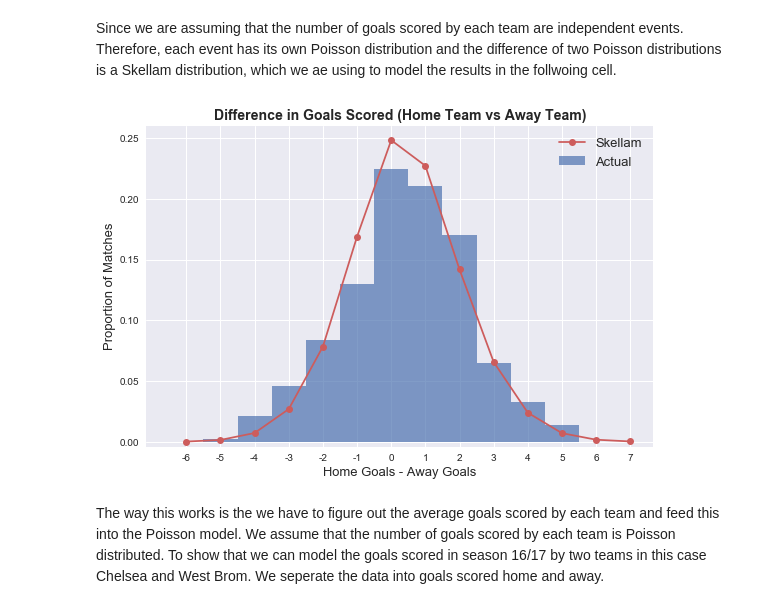
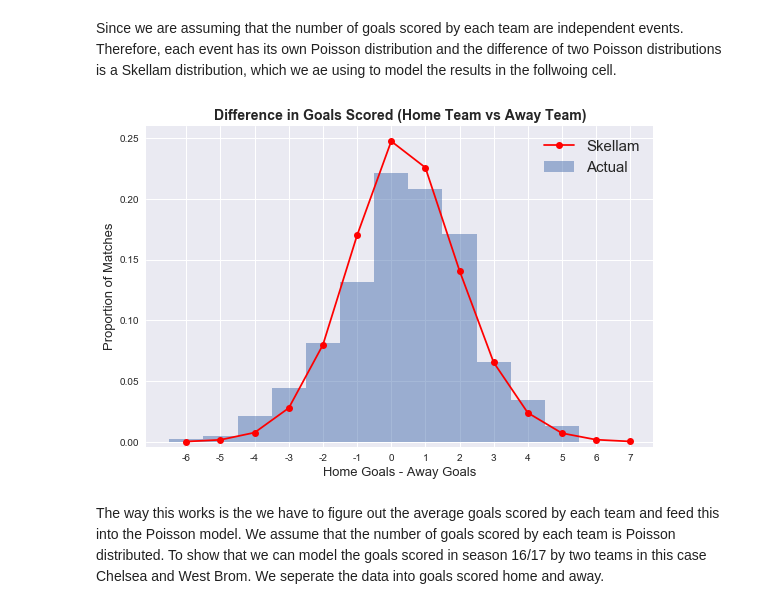
Before and after one commit to AlexBangerl/Applied-Math-Project, a Jupyter notebook: Poisson Prediction Model.ipynb, the cells around one changed output. Drawn from its saved outputs; the diff is of its cells as text; code cells hidden in the pictures.

```diff
--- a/Poisson Prediction Model.ipynb
+++ b/Poisson Prediction Model.ipynb
@@ -47,20 +47,20 @@ Since we are assuming that the number of goals scored by each team are independe
 # %%
 skellam_pred = [skellam.pmf(i,  epl_1617.mean()[0],  epl_1617.mean()[1]) for i in range(-6,8)]
 
 plt.hist(epl_1617[['HomeGoals']].values - epl_1617[['AwayGoals']].values, range(-6,8),
-         alpha=0.7, label='Actual',normed=True)
+         alpha=0.5, label='Actual',normed=True)
 plt.plot([i+0.5 for i in range(-6,8)], skellam_pred,
-                  linestyle='-', marker='o',label="Skellam", color = '#CD5C5C')
-plt.legend(loc='upper right', fontsize=13)
+                  linestyle='-', marker='o',label="Skellam", color = 'r')
+plt.legend(loc='upper right', fontsize=15)
 plt.xticks([i+0.5 for i in range(-6,8)],[i for i in range(-6,8)])
 plt.xlabel("Home Goals - Away Goals",size=13)
 plt.ylabel("Proportion of Matches",size=13)
 plt.title("Difference in Goals Scored (Home Team vs Away Team)",size=14,fontweight='bold')
 plt.ylim([-0.004, 0.26])
 plt.tight_layout()
 plt.show()
 # %% [output]
-[figure, old version]
+[figure, new version]
 # %% [markdown]
 The way this works is the we have to figure out the average goals scored by each team and feed this into the Poisson model. We assume that the number of goals scored by each team is Poisson distributed. To show that we can model the goals scored in season 16/17 by two teams in this case Chelsea and West Brom. We seperate the data into goals scored home and away.
 # %%
```
Also changed, not shown: parts of 4 cells of this notebook, 1 other file.
